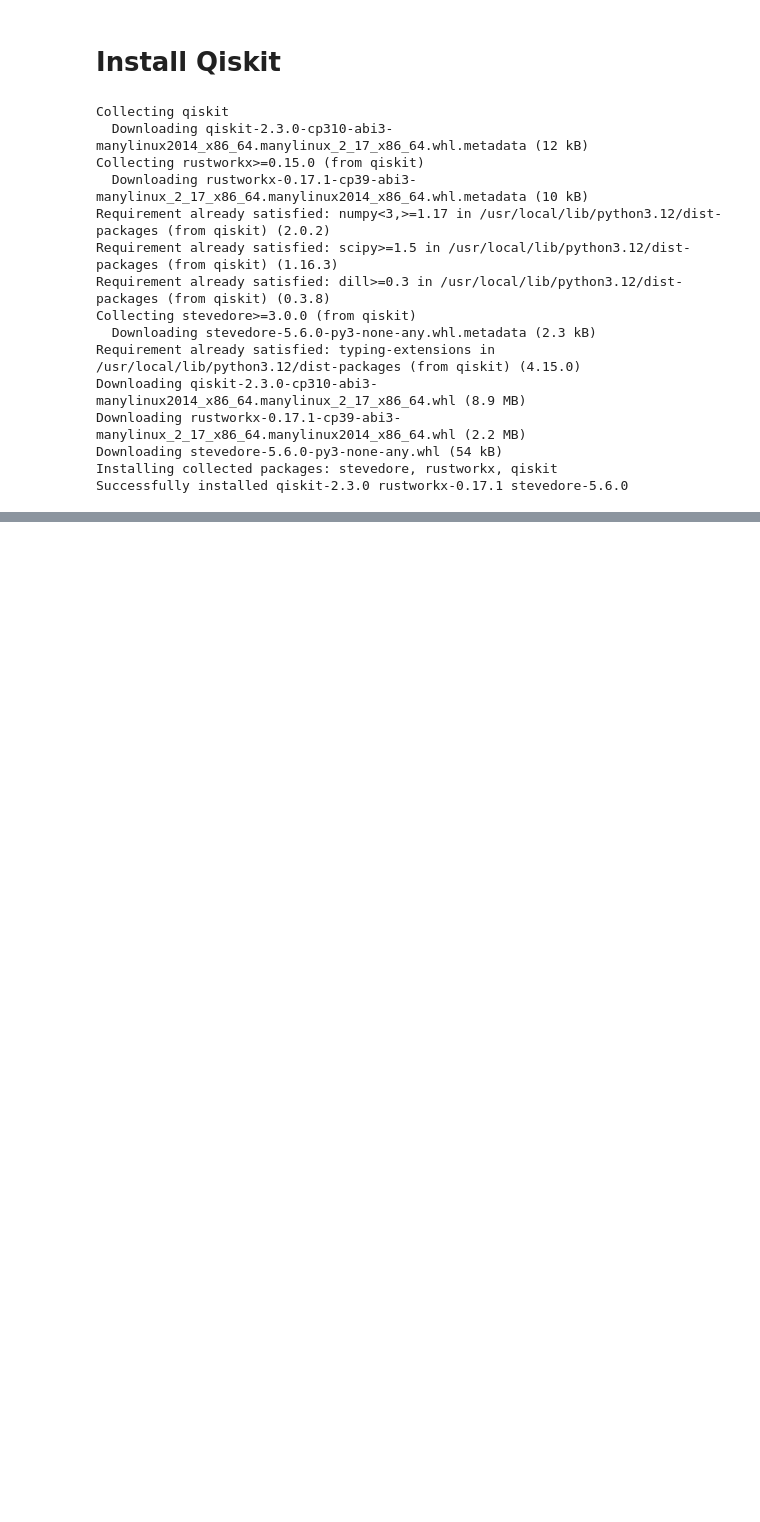
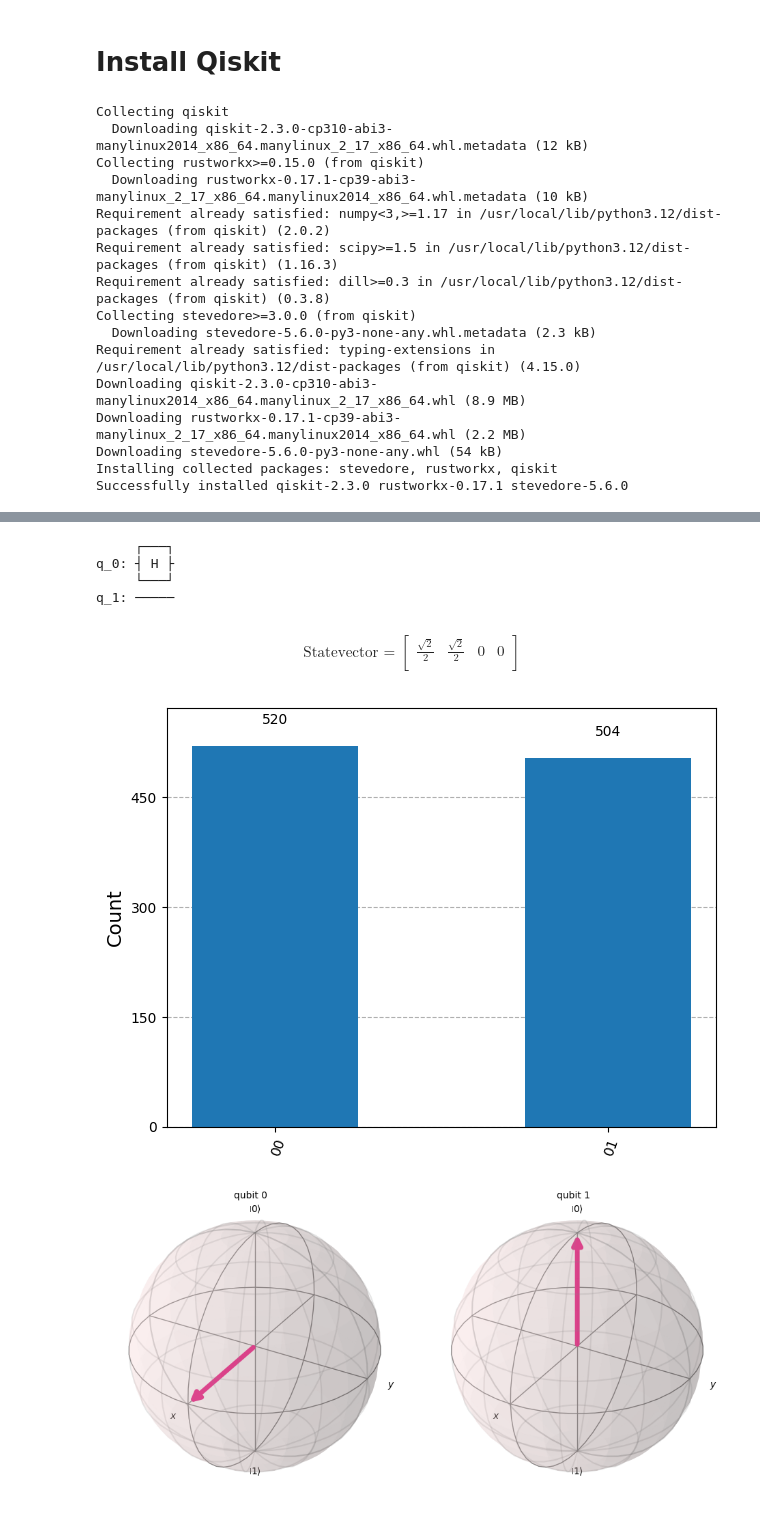
Before and after one commit to vahid-am/AI-Projects, a Jupyter notebook: Qiskit_Intro_Quantum_Programing.ipynb, the cells around one changed output, grey strips where cells are left out. Saved outputs shown, nothing was run; the diff lists cells and outputs as text; code cells hidden in the pictures; blank space fills up the shorter version.

```diff
--- a/Qiskit_Intro_Quantum_Programing.ipynb
+++ b/Qiskit_Intro_Quantum_Programing.ipynb
@@ -57,0 +447,50 @@ q_1: ─X──■─┤ H ├┤ X ├┤ H ├┤ Sdg ├┤ X ├┤ S ├
+# %%
+from qiskit import QuantumCircuit
+from qiskit.quantum_info import Statevector
+from qiskit_aer import AerSimulator
+from qiskit.visualization import (
+    plot_histogram,
+    plot_bloch_multivector,
+    array_to_latex
+)
+
+# Create circuit
+qc = QuantumCircuit(2)
+qc.h(0)
+
+# Display circuit
+display(qc.draw())
+
+# Use Statevector class (no backend needed)
+state = Statevector.from_instruction(qc)
+
+# Display statevector
+display(array_to_latex(state, prefix="\\text{Statevector = }"))
+
+# Add measurements
+qc.measure_all()
+
+# Use simulator
+simulator = AerSimulator()
+
+# Run experiment
+job = simulator.run(qc, shots=1024)
+result = job.result()
+
+# Plot results
+display(plot_histogram(result.get_counts()))
+
+display(plot_bloch_multivector(state))
+# %% [output]
+     ┌───┐
+q_0: ┤ H ├
+     └───┘
+q_1: ─────
+$$
+\text{Statevector = }
+\begin{bmatrix}
+\frac{\sqrt{2}}{2} & \frac{\sqrt{2}}{2} & 0 & 0  \\
+ \end{bmatrix}
+$$
+[figure, added]
+[figure, added]
```
Also changed, not shown: parts of 13 cells of this notebook.
